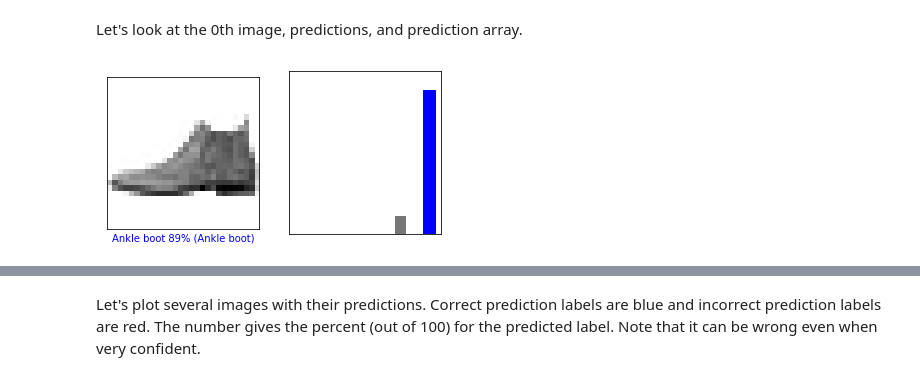
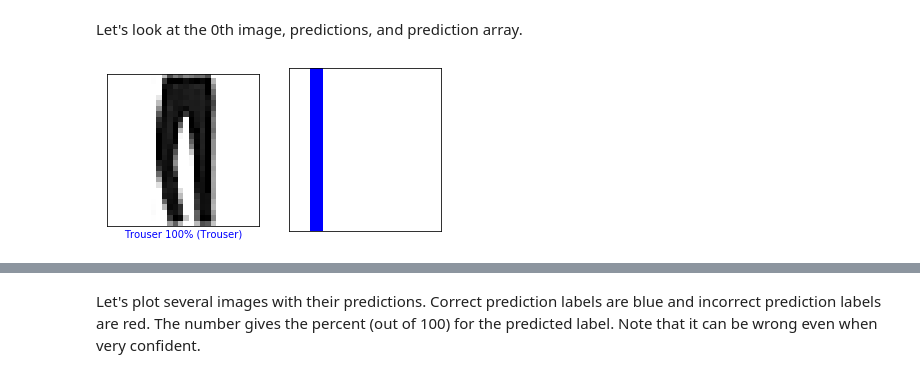
Before and after one commit to schattenklaus/FLIK2020, a Jupyter notebook: Day 1 /1_basic_classification.ipynb, the cells around one changed output, grey strips where cells are left out. Cells and saved outputs as stored; diff of their text form; code cells hidden in the pictures.

```diff
--- a/Day 1 /1_basic_classification.ipynb
+++ b/Day 1 /1_basic_classification.ipynb
@@ -295,14 +315,14 @@ def plot_value_array(i, predictions_array, true_label):
 # %% [markdown]
 Let's look at the 0th image, predictions, and prediction array.
 # %%
-i = 0
+i = 2
 plt.figure(figsize=(6,3))
 plt.subplot(1,2,1)
 plot_image(i, predictions, test_labels, test_images)
 plt.subplot(1,2,2)
 plot_value_array(i, predictions,  test_labels)
 # %% [output]
-[figure, old version]
+[figure, new version]
 # %%
 i = 12
 plt.figure(figsize=(6,3))
```
Also changed, not shown: parts of 13 cells of this notebook, 14 other files.
